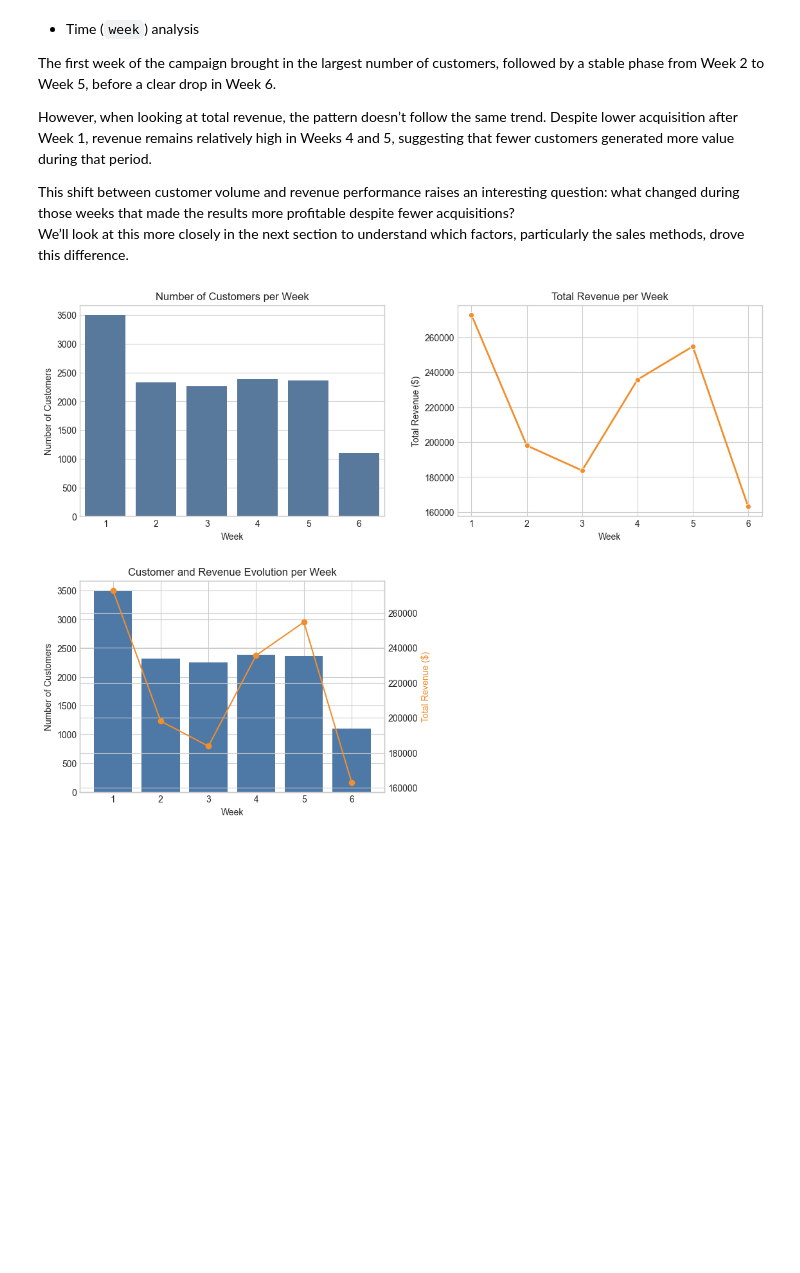
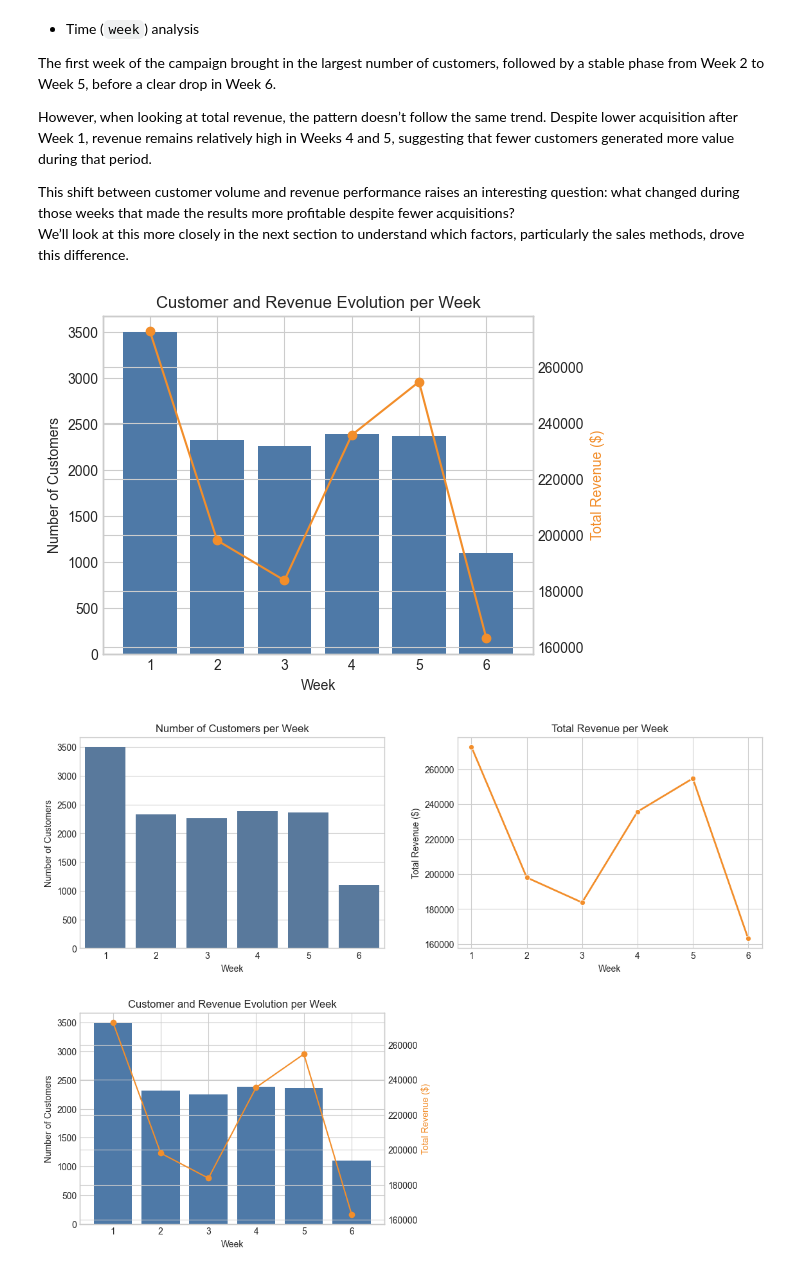
Before and after one commit to A-Helkias/Data-Analyst-Certification, a Jupyter notebook: notebook.ipynb, the cells around one changed output. Saved outputs shown, nothing was run; the diff lists cells and outputs as text; code cells hidden in the pictures; blank space fills up the shorter version.

```diff
--- a/notebook.ipynb
+++ b/notebook.ipynb
@@ -465,6 +474,25 @@ However, when looking at total revenue, the pattern doesn’t follow the same tr
 
 This shift between customer volume and revenue performance raises an interesting question: what changed during those weeks that made the results more profitable despite fewer acquisitions?
 We’ll look at this more closely in the next section to understand which factors, particularly the sales methods, drove this difference.
+# %%
+weekly_revenue = data.groupby('week')['revenue'].sum().reset_index()
+weekly_counts = data['week'].value_counts().sort_index()
+
+
+plt.bar(weekly_counts.index, weekly_counts.values, color="#4E79A7")
+plt.ylabel("Number of Customers")
+plt.xlabel("Week")
+plt.title("Customer and Revenue Evolution per Week")
+
+plt.twinx()
+plt.plot(weekly_revenue['week'], weekly_revenue['revenue'], color="#F28E2B", marker='o')
+plt.ylabel("Total Revenue ($)", color="#F28E2B")
+
+
+plt.tight_layout(pad=3)
+plt.show()
+# %% [output]
+[figure, added]
 # %%
 weekly_revenue = data.groupby('week')['revenue'].sum().reset_index()
 weekly_counts = data['week'].value_counts().sort_index()
```
Also changed, not shown: parts of 4 cells of this notebook, 2 other files.
